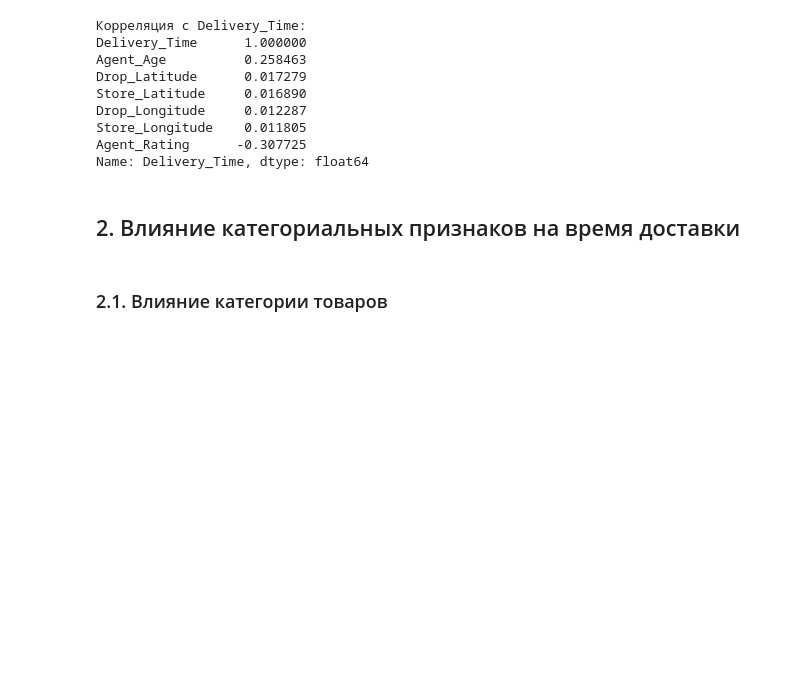
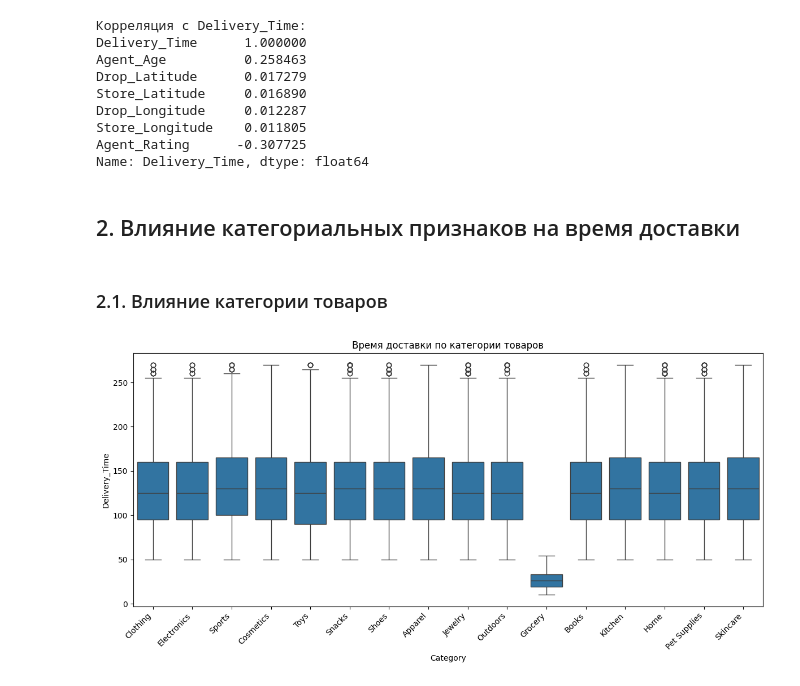
Before and after one commit to darinbtw/Machine_learning_to_optimize_processes_in_logistics, a Jupyter notebook: amazon_delivery_analyz.ipynb, the cells around one changed output. Cells and saved outputs as stored; diff of their text form; code cells hidden in the pictures; blank space fills up the shorter version.

Commit message:
Execute and output results for data analysis cell
Set execution count and added output (image/png) for a code cell in the notebook. This likely reflects running a data analysis or visualization cell and saving its output in the notebook.

```diff
--- a/amazon_delivery_analyz.ipynb
+++ b/amazon_delivery_analyz.ipynb
@@ -45,5 +45,10 @@ Name: Delivery_Time, dtype: float64
 ### 2.1. Влияние категории товаров
 # %%
 plt.figure(figsize=(12,6))
-sns.boxplot(x='Category', y='Delivey_Time', data=df)
+sns.boxplot(x='Category', y='Delivery_Time', data=df)
 plt.title('Время доставки по категории товаров')
+plt.xticks(rotation=45, ha='right')
+plt.tight_layout()
+plt.show()
+# %% [output]
+[figure, added]
```
